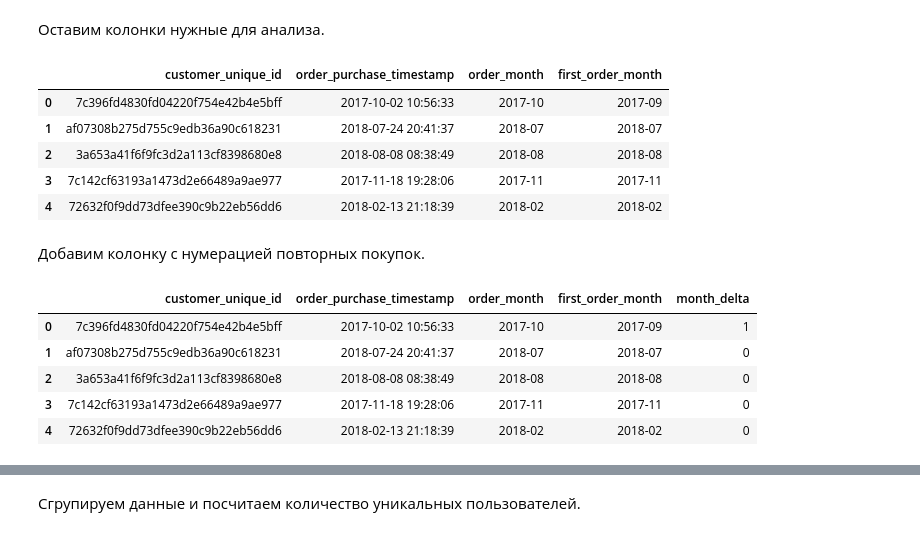
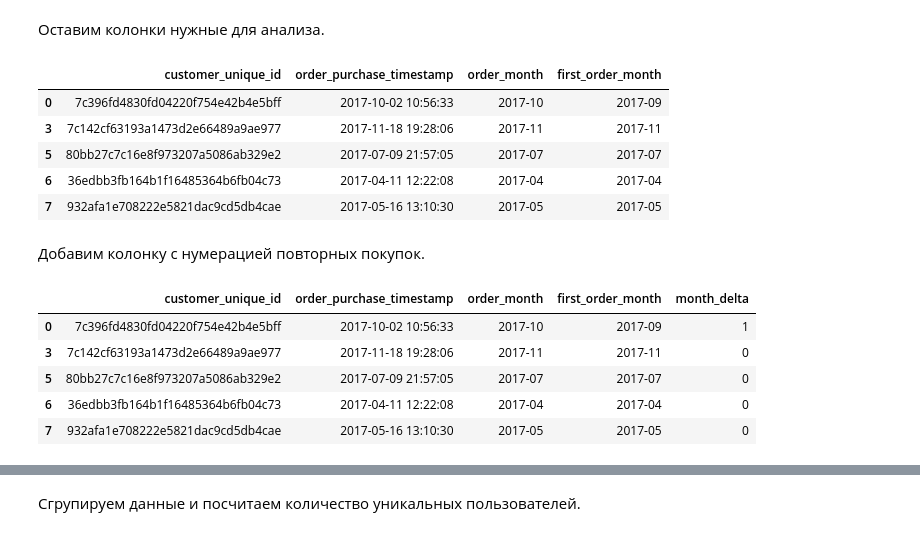
Before and after one commit to Terkinsss/karpov_courses_intermediate_project, a Jupyter notebook: Project.ipynb, the cells around one changed output, grey strips where cells are left out. Saved outputs shown, nothing was run; the diff lists cells and outputs as text; code cells hidden in the pictures.

```diff
--- a/Project.ipynb
+++ b/Project.ipynb
@@ -638,16 +636,18 @@ cohort_df.head()
 # %%
 cohort_df = (cohort_df[['customer_unique_id',
                           'order_purchase_timestamp',
                           'order_month',
-                          'first_order_month']]).copy()
+                          'first_order_month']]
+             .query('order_month >= "2017-01-01" & order_month <= "2017-12-01"')
+             ).copy()
 cohort_df.head()
 # %% [output]
 |  | customer_unique_id | order_purchase_timestamp | order_month | first_order_month |
 | 0 | 7c396fd4830fd04220f754e42b4e5bff | 2017-10-02 10:56:33 | 2017-10 | 2017-09 |
-| 1 | af07308b275d755c9edb36a90c618231 | 2018-07-24 20:41:37 | 2018-07 | 2018-07 |
-| 2 | 3a653a41f6f9fc3d2a113cf8398680e8 | 2018-08-08 08:38:49 | 2018-08 | 2018-08 |
 | 3 | 7c142cf63193a1473d2e66489a9ae977 | 2017-11-18 19:28:06 | 2017-11 | 2017-11 |
-| 4 | 72632f0f9dd73dfee390c9b22eb56dd6 | 2018-02-13 21:18:39 | 2018-02 | 2018-02 |
+| 5 | 80bb27c7c16e8f973207a5086ab329e2 | 2017-07-09 21:57:05 | 2017-07 | 2017-07 |
+| 6 | 36edbb3fb164b1f16485364b6fb04c73 | 2017-04-11 12:22:08 | 2017-04 | 2017-04 |
+| 7 | 932afa1e708222e5821dac9cd5db4cae | 2017-05-16 13:10:30 | 2017-05 | 2017-05 |
 # %% [markdown]
 Добавим колонку с нумерацией повторных покупок.
 # %%
@@ -659,7 +659,7 @@ cohort_df.head()
 # %% [output]
 |  | customer_unique_id | order_purchase_timestamp | order_month | first_order_month | month_delta |
 | 0 | 7c396fd4830fd04220f754e42b4e5bff | 2017-10-02 10:56:33 | 2017-10 | 2017-09 | 1 |
-| 1 | af07308b275d755c9edb36a90c618231 | 2018-07-24 20:41:37 | 2018-07 | 2018-07 | 0 |
-| 2 | 3a653a41f6f9fc3d2a113cf8398680e8 | 2018-08-08 08:38:49 | 2018-08 | 2018-08 | 0 |
 | 3 | 7c142cf63193a1473d2e66489a9ae977 | 2017-11-18 19:28:06 | 2017-11 | 2017-11 | 0 |
-| 4 | 72632f0f9dd73dfee390c9b22eb56dd6 | 2018-02-13 21:18:39 | 2018-02 | 2018-02 | 0 |
+| 5 | 80bb27c7c16e8f973207a5086ab329e2 | 2017-07-09 21:57:05 | 2017-07 | 2017-07 | 0 |
+| 6 | 36edbb3fb164b1f16485364b6fb04c73 | 2017-04-11 12:22:08 | 2017-04 | 2017-04 | 0 |
+| 7 | 932afa1e708222e5821dac9cd5db4cae | 2017-05-16 13:10:30 | 2017-05 | 2017-05 | 0 |
```
Also changed, not shown: parts of 13 cells of this notebook.
